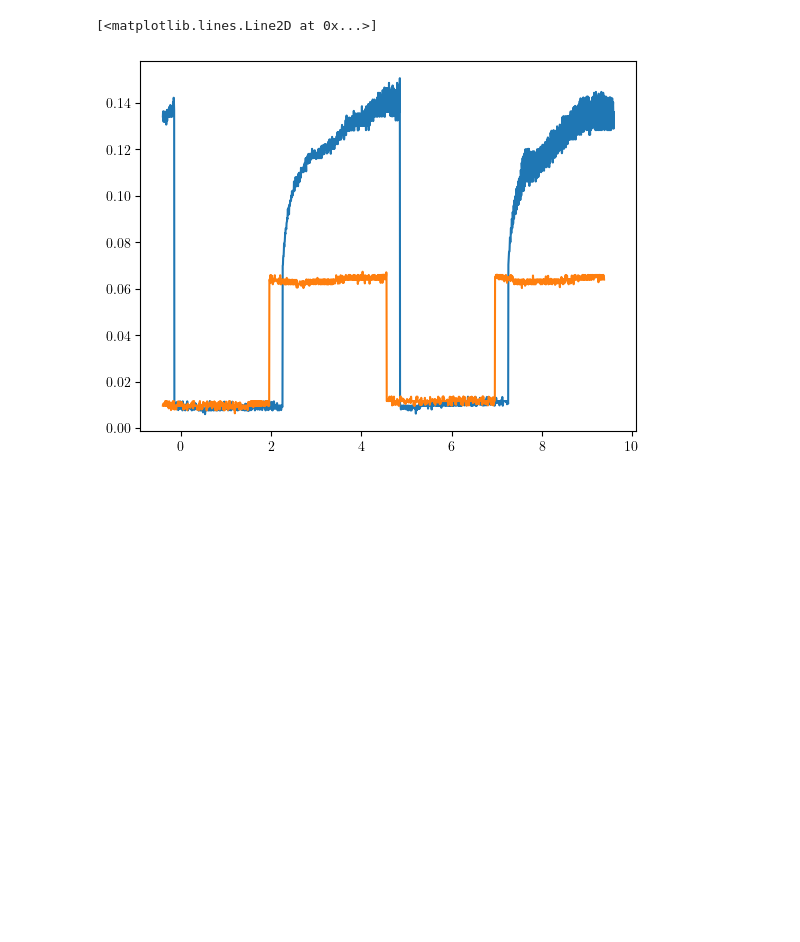
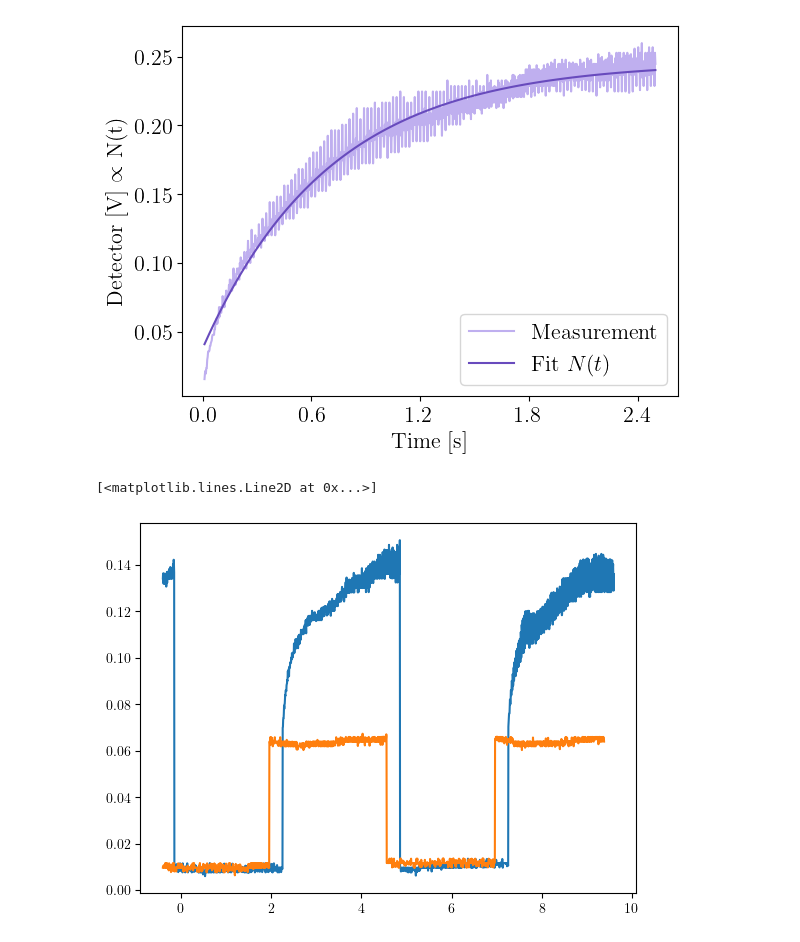
Before and after one commit to linuswespunibas/-BK-QuantumOptics, a Jupyter notebook: Experiment2/lifetime_of_trap.ipynb, the cells around one changed output. Drawn from its saved outputs; the diff is of its cells as text; code cells hidden in the pictures; blank space fills up the shorter version.

```diff
--- a/Experiment2/lifetime_of_trap.ipynb
+++ b/Experiment2/lifetime_of_trap.ipynb
@@ -82,3 +115,23 @@ p_func.plot_with_one_axis(data_to_plot, name_x='Time [s]', name_y='Number of Ato
+# %%
+cols = ["#808080", "#9B9B9B", "#B6B6B6", "#D1D1D1", "#EBEBEB"]
+
+cols1 = ["#483C32", "#534438", "#5D4C3E", "#685444", "#725C4A"]
+
+cols2 = ["#CCCCFF", "#A6A6E0", "#8080C0", "#5A5AA0", "#343480"]
+
+cols3 = ["#DCD0FF", "#BFAFEF", "#A28EDE", "#856DCE", "#684BBD"] # nice
+# %%
+data_to_plot_cropped = [
+    [time1[von1:zu1], (volt1-background_laser_on)[von1:zu1] , "Measurement", cols3[1], "-", ""],
+    # [time2, volt2, "Background, B=0, and laser either on or off", c_scheme[4], "-", ""],
+
+    # [t_fit, y_guess, "Initial Guess", c_scheme[7], "-", ""],
+    [t_fit, y_fit, r"Fit $N(t)$", cols3[-1], "-", ""],
+]
+
+p_func.plot_with_one_axis(data_to_plot_cropped, name_x='Time [s]', name_y=r'Detector [V] $\propto$ N(t)', plot_title='', filename_to_save='../Figures/results_lifetime', marker_size='5', font_size=16, offset_text_size=16, legend_local='best', legend_size=16, x_ticks_limit=5, x_ticks_numstyle='sci', line_width=1.5, y_lim=None)
+# %% [output]
+[figure, added]
 # %%
 fname3 = "data_lifetime/scope_17.csv"
 csv_data_3 = pd.read_csv(fname3, sep=",")
```
Also changed, not shown: parts of 8 cells of this notebook, 18 other files.
